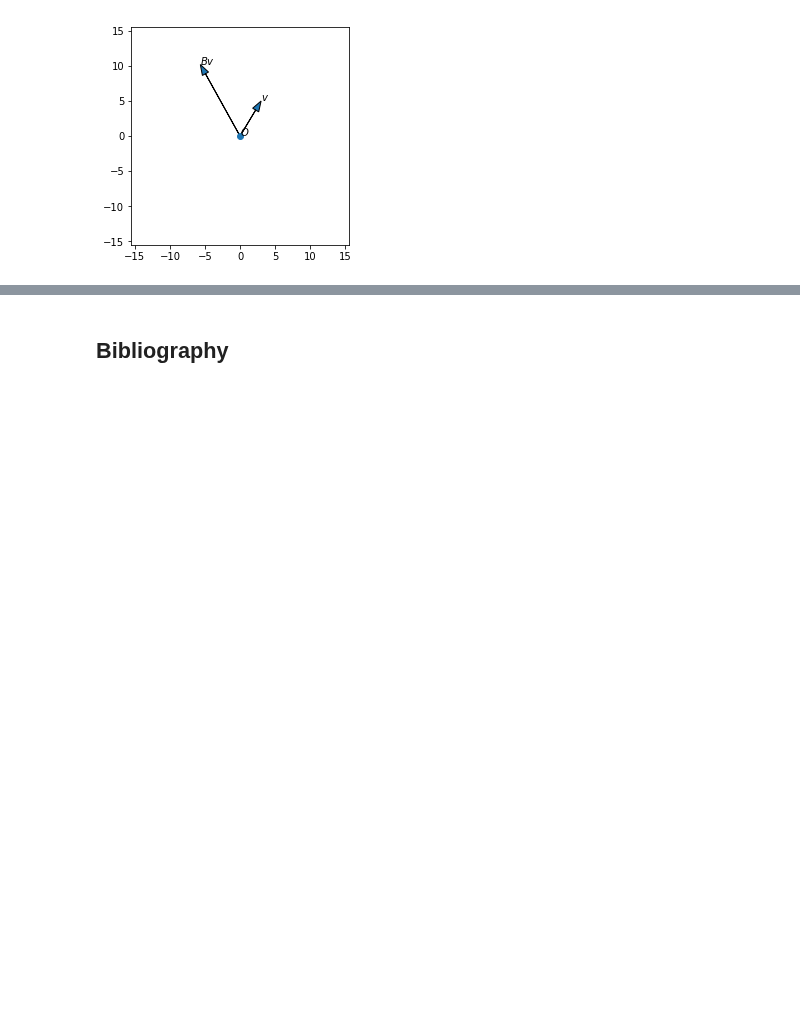
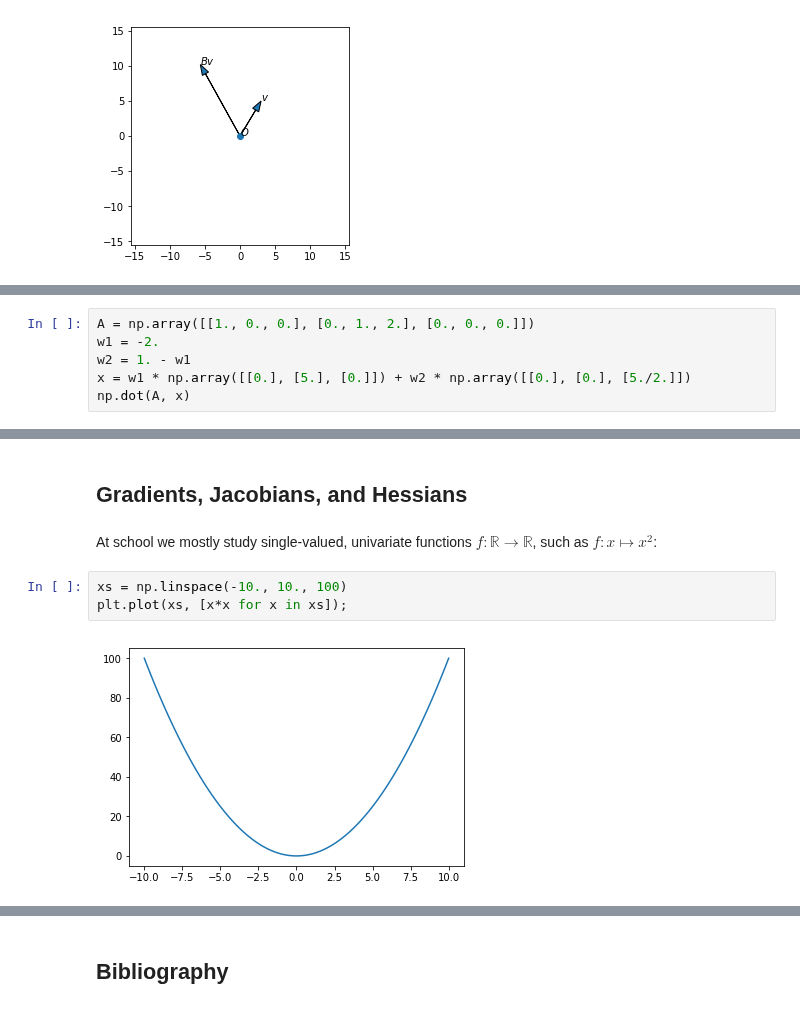
Before and after one commit to thalesians/tsa, a Jupyter notebook: src/jupyter/python/foundations/linear-algebra.ipynb, the cells around one changed output, grey strips where cells are left out. Drawn from its saved outputs; the diff is of its cells as text; blank space fills up the shorter version.

```diff
--- a/src/jupyter/python/foundations/linear-algebra.ipynb
+++ b/src/jupyter/python/foundations/linear-algebra.ipynb
@@ -1016,0 +1165,6 @@ Differentiation can be generalised to higher dimensions.
+# %%
+A = np.array([[1., 0., 0.], [0., 1., 2.], [0., 0., 0.]])
+w1 = -2.
+w2 = 1. - w1
+x = w1 * np.array([[0.], [5.], [0.]]) + w2 * np.array([[0.], [0.], [5./2.]])
+np.dot(A, x)
@@ -1016,0 +1271,9 @@ Differentiation can be generalised to higher dimensions.
+# %% [markdown]
+## Gradients, Jacobians, and Hessians
+# %% [markdown]
+At school we mostly study single-valued, univariate functions $f: \mathbb{R} \rightarrow \mathbb{R}$, such as $f: x \mapsto x^2$:
+# %%
+xs = np.linspace(-10., 10., 100)
+plt.plot(xs, [x*x for x in xs]);
+# %% [output]
+[figure, added]
```
Also changed, not shown: parts of 91 cells of this notebook.
